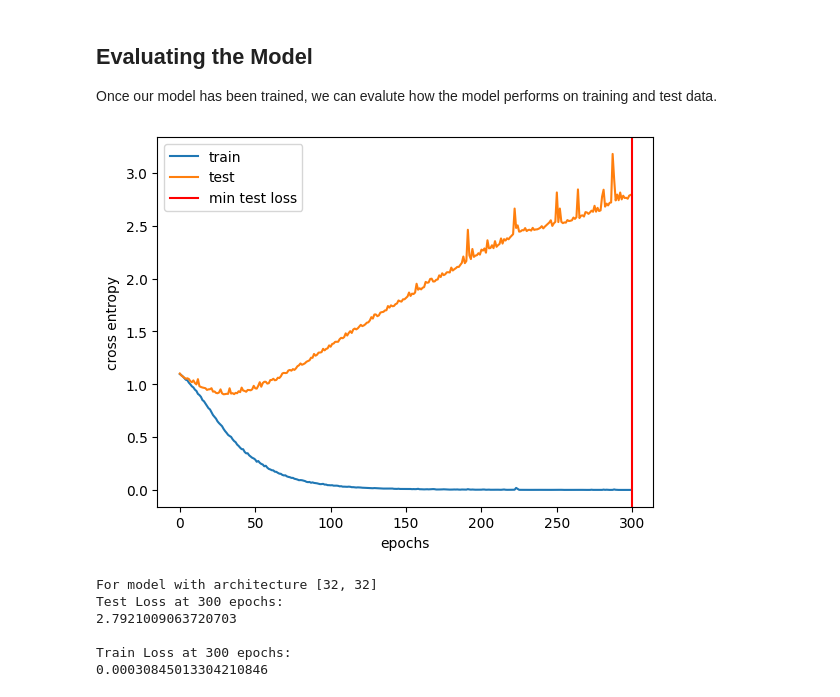
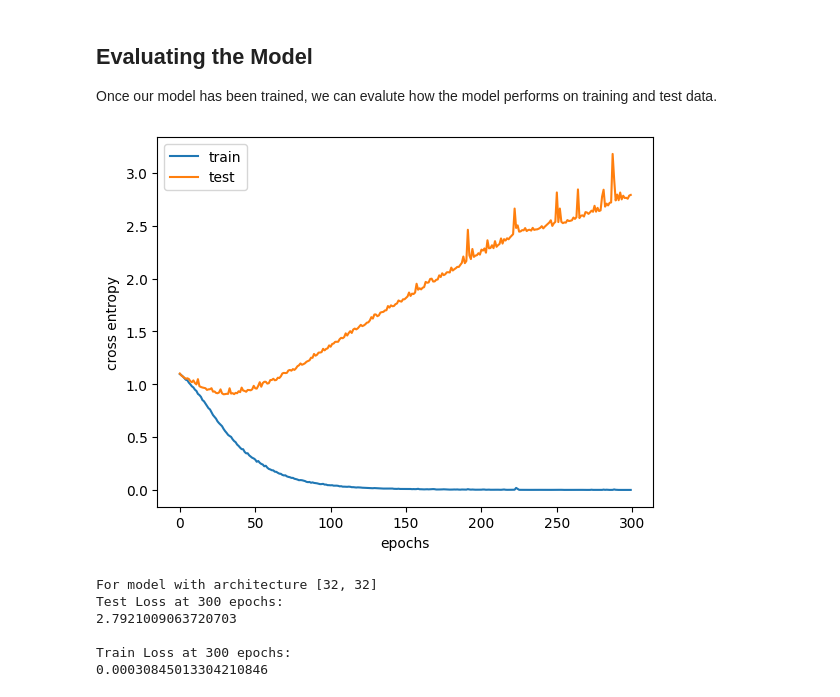
Before and after one commit to blab/ai-phylogeo, a Jupyter notebook: neural-network/model-architectures/nn-testing-architecture.ipynb, the cells around one changed output. Drawn from its saved outputs; the diff is of its cells as text; code cells hidden in the pictures.

```diff
--- a/neural-network/model-architectures/nn-testing-architecture.ipynb
+++ b/neural-network/model-architectures/nn-testing-architecture.ipynb
@@ -195,15 +195,13 @@ Once our model has been trained, we can evalute how the model performs on traini
 # %%
 #Plot cross-entropy loss over epochs for test and train data
 plt.plot(train_loss_hist, label="train")
 plt.plot(test_loss_hist, label="test")
 plt.xlabel("epochs")
 plt.ylabel("cross entropy")
-plt.axvline(x = num_epochs,
-			label = 'min test loss', color = 'red')
 plt.legend()
 plt.show()
 # %% [output]
-[figure, old version]
+[figure, new version]
 # %%
 print("For model with architecture", dimensions)
 test_loss_df = pd.DataFrame(test_loss_hist, columns = ["loss"])
```
Also changed, not shown: parts of 1 cell of this notebook, 3 other files.
